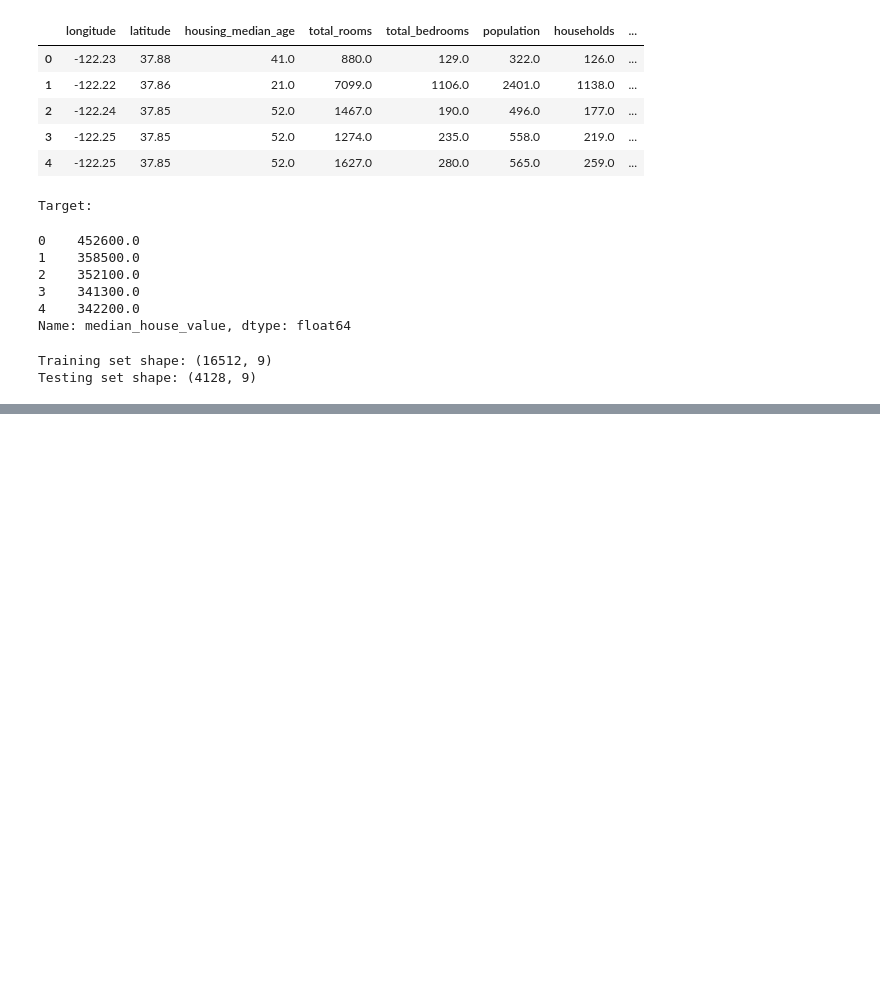
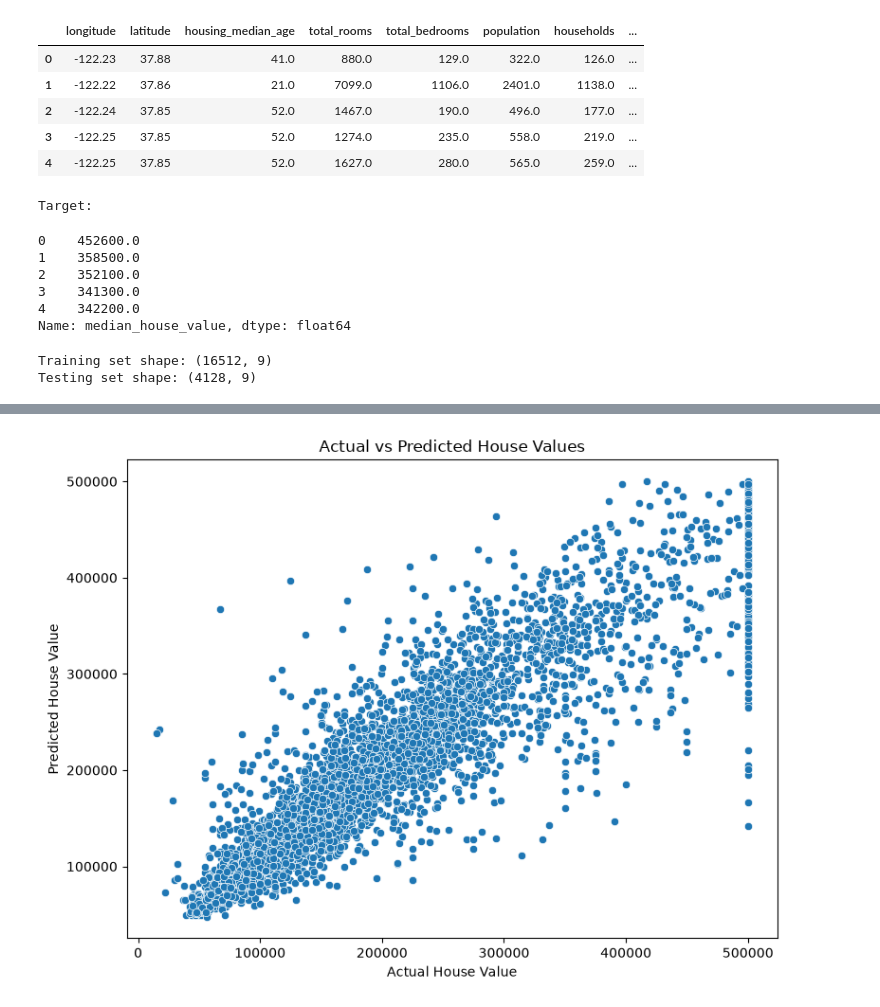
Before and after one commit to khing-fm/Data_Science, a Jupyter notebook: machine_learning-try.ipynb, the cells around one changed output, grey strips where cells are left out. Cells and saved outputs as stored; diff of their text form; code cells hidden in the pictures; blank space fills up the shorter version.

Commit message:
machine learning trial

```diff
--- a/machine_learning-try.ipynb
+++ b/machine_learning-try.ipynb
@@ -131,0 +157,21 @@ Testing set shape: (4128, 9)
+# %%
+# Create the Machine Learning model
+
+model = RandomForestRegressor(
+    n_estimators=100,
+    random_state=42,
+    n_jobs=-1
+)
+# %%
+# Combine preprocessing and model into a single pipeline
+
+ml_pipeline = Pipeline(
+    steps=[
+        ('preprocessor', preprocessor),
+        ('model', model)
+    ]
+)
+# %%
+# Train the model
+
+ml_pipeline.fit(x_train, y_train)
@@ -131,0 +196,6 @@ Testing set shape: (4128, 9)
+# %%
+# Make predictions on the test set
+
+y_pred = ml_pipeline.predict(x_test)
+
+print(y_pred[:10])  # Display the first 10 predictions
@@ -131,0 +274,18 @@ Testing set shape: (4128, 9)
+# %%
+# Visualize predictions
+
+plt.figure(figsize=(8, 6))
+
+sns.scatterplot(
+    x=y_test,
+    y=y_pred
+)
+
+plt.xlabel('Actual House Value')
+plt.ylabel('Predicted House Value')
+plt.title('Actual vs Predicted House Values')
+
+plt.tight_layout()
+plt.show()
+# %% [output]
+[figure, added]
```
Also changed, not shown: parts of 9 cells of this notebook.
